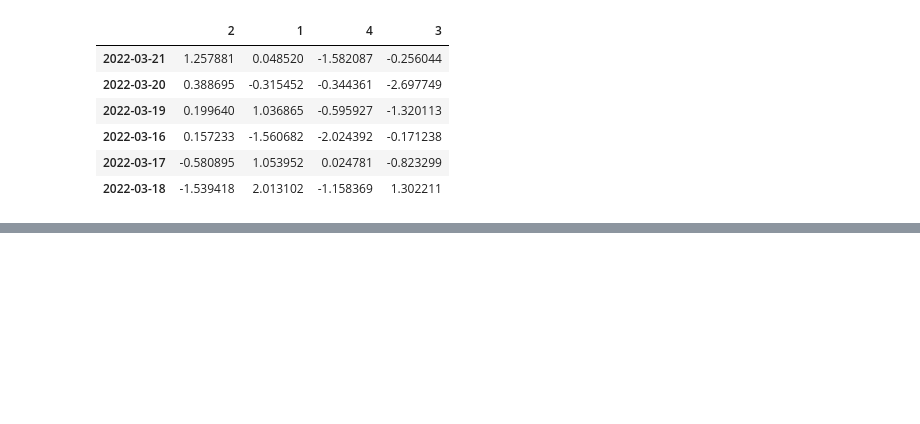
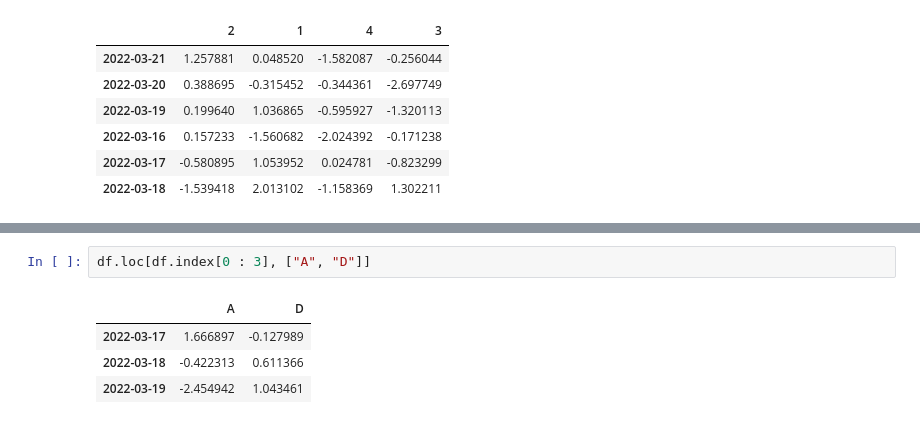
Before and after one commit to ParkJeongUng/Ung.github.io, a Jupyter notebook: _notebooks/하늘코끼리_Pandas_Master.ipynb, the cells around one changed output, grey strips where cells are left out. Drawn from its saved outputs; the diff is of its cells as text; blank space fills up the shorter version.

```diff
--- a/_notebooks/하늘코끼리_Pandas_Master.ipynb
+++ b/_notebooks/하늘코끼리_Pandas_Master.ipynb
@@ -344,0 +463,7 @@ df.sort_values(by = "2", ascending = False)
+# %%
+df.loc[df.index[0 : 3], ["A", "D"]]
+# %% [output]
+|  | A | D |
+| 2022-03-17 | 1.666897 | -0.127989 |
+| 2022-03-18 | -0.422313 | 0.611366 |
+| 2022-03-19 | -2.454942 | 1.043461 |
```
Also changed, not shown: parts of 21 cells of this notebook.
